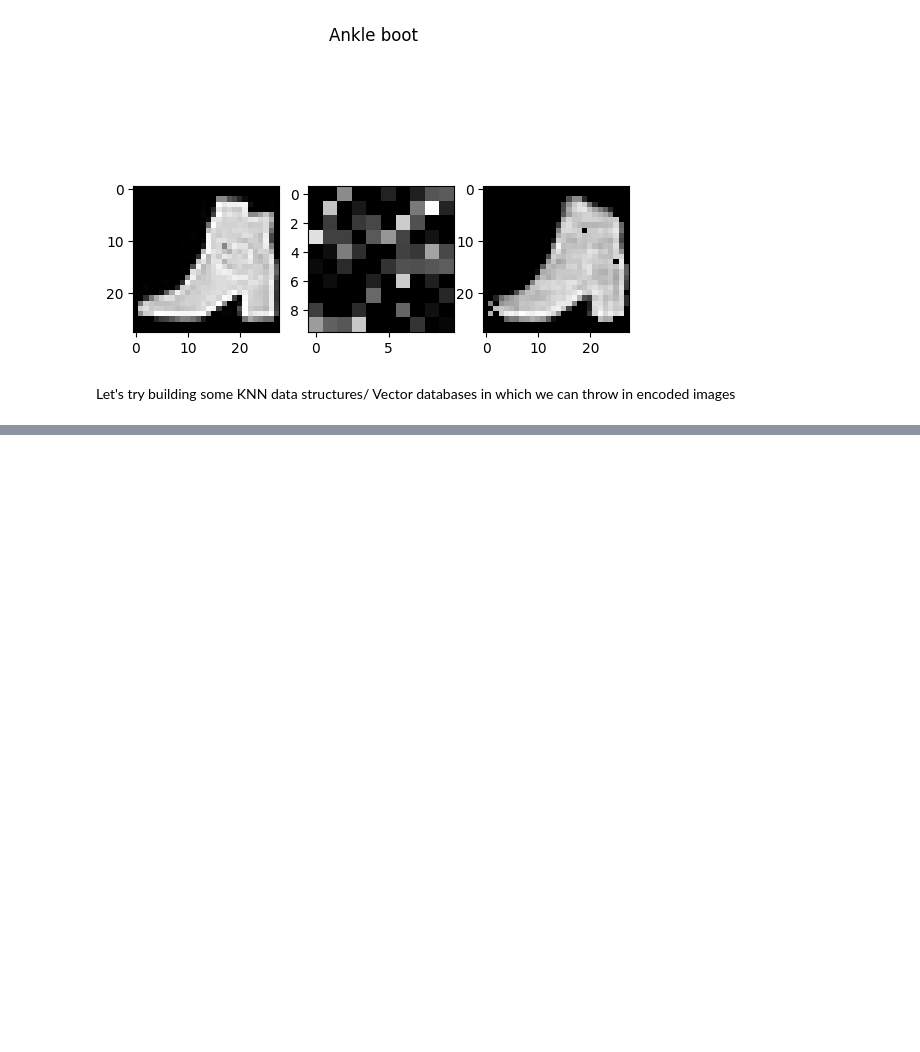
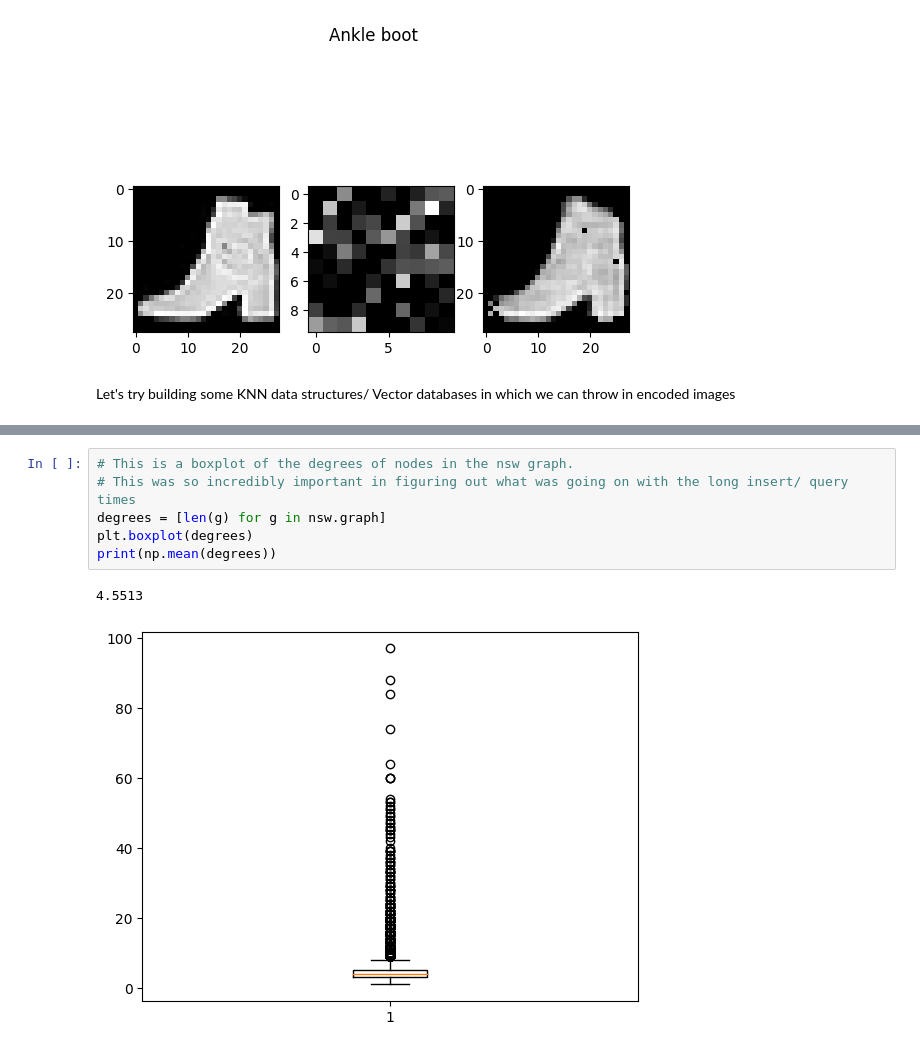
Before and after one commit to kabrol98/fashionNet, a Jupyter notebook: KNN.ipynb, the cells around one changed output, grey strips where cells are left out. Saved outputs shown, nothing was run; the diff lists cells and outputs as text; blank space fills up the shorter version.

```diff
--- a/KNN.ipynb
+++ b/KNN.ipynb
@@ -335,3 +413,12 @@ Text(0.5, 0, 'DB size')
+# %%
+# This is a boxplot of the degrees of nodes in the nsw graph.
+# This was so incredibly important in figuring out what was going on with the long insert/ query times
+degrees = [len(g) for g in nsw.graph]
+plt.boxplot(degrees)
+print(np.mean(degrees))
+# %% [output]
+4.5513
+[figure, added]
 # %%
 def plot_encoded(axis, vec, decoder):
     out = decoder(vec)
```
Also changed, not shown: parts of 16 cells of this notebook.
